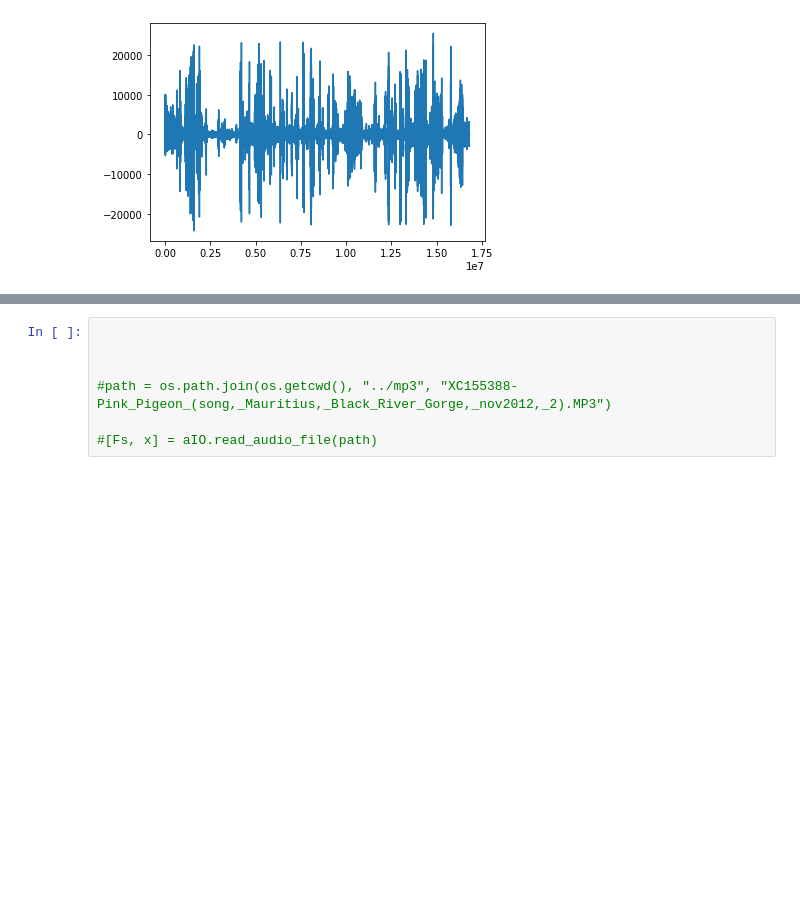
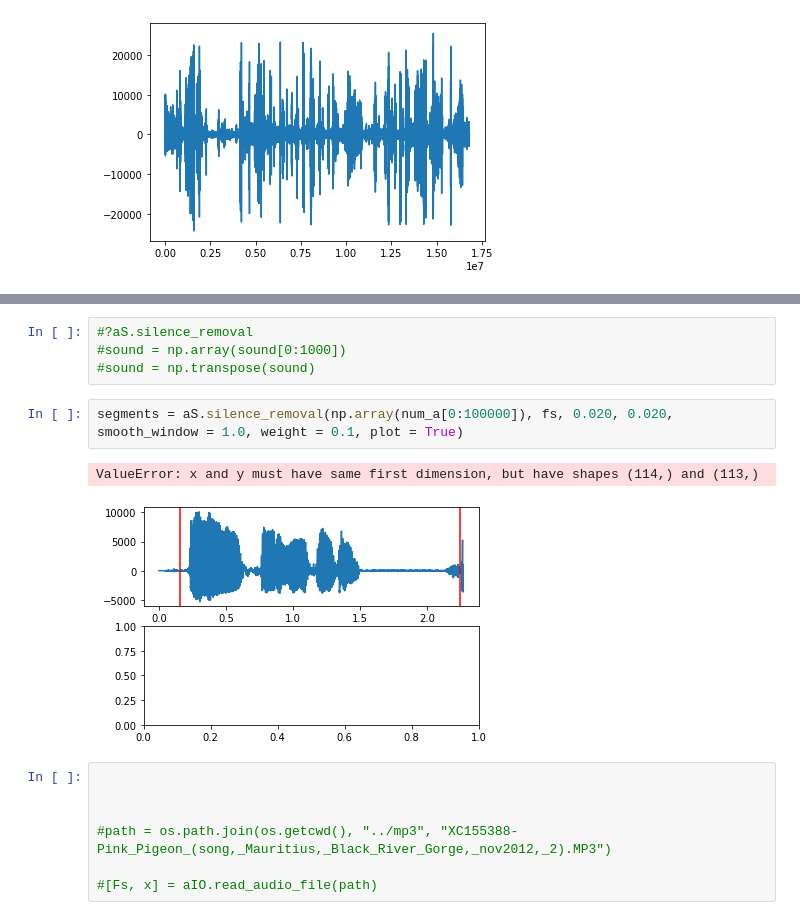
Before and after one commit to yingxu123/ForestOGram, a Jupyter notebook: outputs/python_nbs/ViewKestrel.ipynb, the cells around one changed output, grey strips where cells are left out. Drawn from its saved outputs; the diff is of its cells as text; blank space fills up the shorter version.

```diff
--- a/outputs/python_nbs/ViewKestrel.ipynb
+++ b/outputs/python_nbs/ViewKestrel.ipynb
@@ -42,3 +55,12 @@ segments = aS.silence_removal(sound, fs, 0.020, 0.020, smooth_window = 1.0, weig
+# %%
+#?aS.silence_removal
+#sound = np.array(sound[0:1000])
+#sound = np.transpose(sound)
+# %%
+segments = aS.silence_removal(np.array(num_a[0:100000]), fs, 0.020, 0.020, smooth_window = 1.0, weight = 0.1, plot = True)
+# %% [output]
+ValueError: x and y must have same first dimension, but have shapes (114,) and (113,)
+[figure, added]
 # %%
 
 
```
Also changed, not shown: parts of 6 cells of this notebook, 1 other file.
